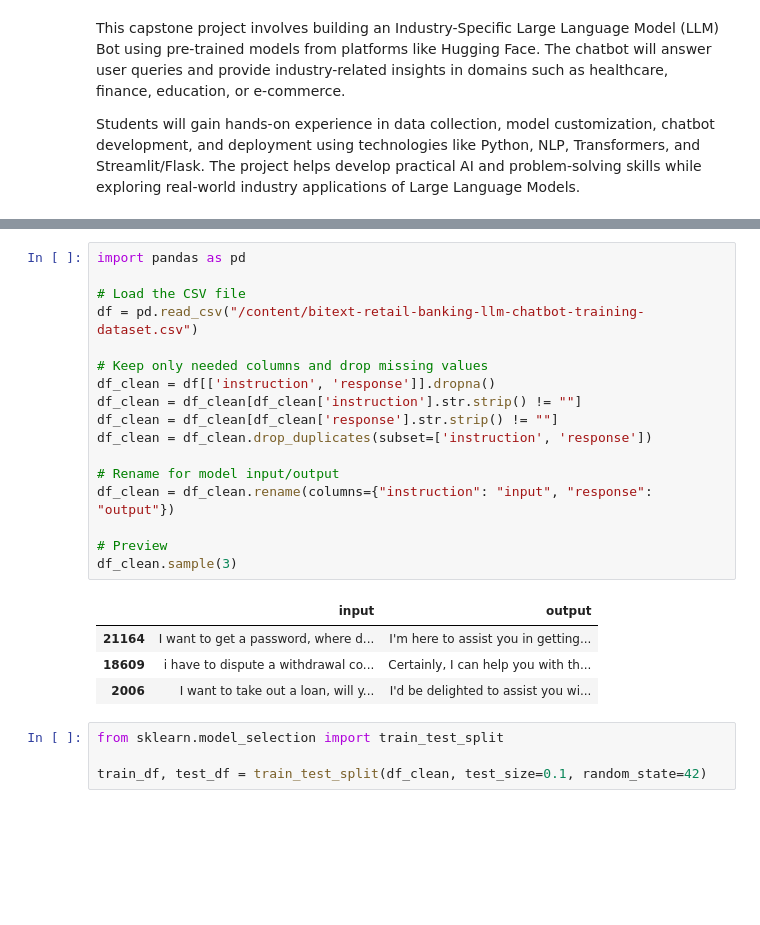
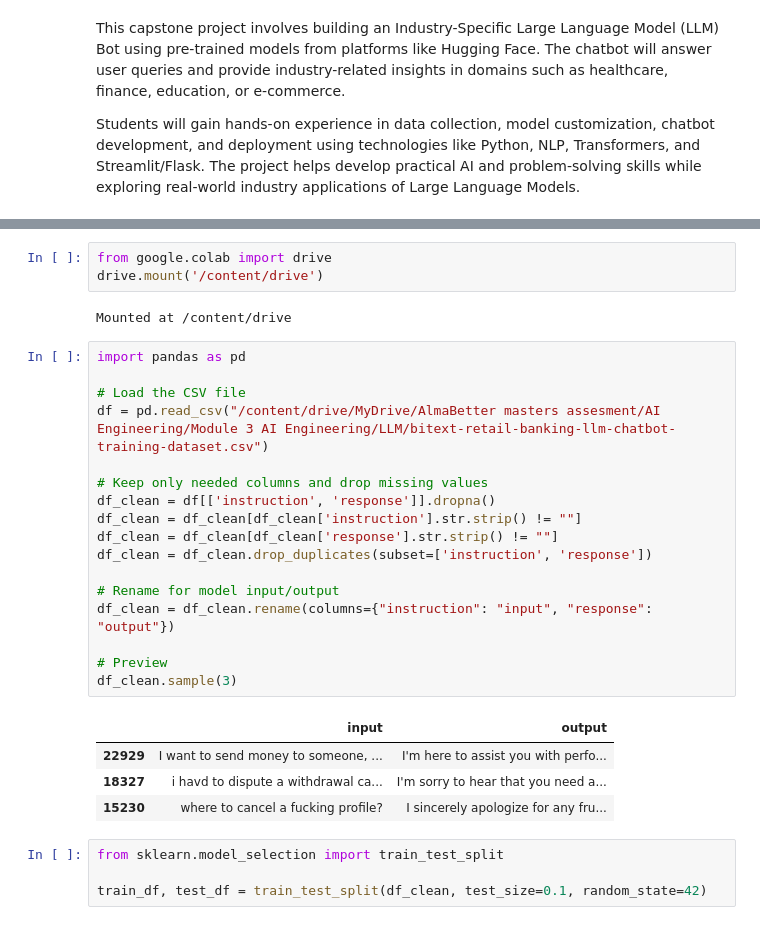
Before and after one commit to Nischay-verma/Capstone_Project-6_CHAT_BOT_LLM_Deep_Learning_for_NLP, a Jupyter notebook: Capstone_Project_6_CHAT_BOT_LLM_Deep_Learning_for_NLP_.ipynb, the cells around one changed output, grey strips where cells are left out. Saved outputs shown, nothing was run; the diff lists cells and outputs as text; blank space fills up the shorter version.

```diff
--- a/Capstone_Project_6_CHAT_BOT_LLM_Deep_Learning_for_NLP_.ipynb
+++ b/Capstone_Project_6_CHAT_BOT_LLM_Deep_Learning_for_NLP_.ipynb
@@ -40,25 +42,30 @@ Successfully installed datasets-3.6.0 dill-0.3.8 multiprocess-0.70.16 xxhash-3.5
+# %%
+from google.colab import drive
+drive.mount('/content/drive')
+# %% [output]
+Mounted at /content/drive
 # %%
 import pandas as pd
 
 # Load the CSV file
-df = pd.read_csv("/content/bitext-retail-banking-llm-chatbot-training-dataset.csv")
+df = pd.read_csv("/content/drive/MyDrive/AlmaBetter masters assesment/AI Engineering/Module 3 AI Engineering/LLM/bitext-retail-banking-llm-chatbot-training-dataset.csv")
 
 # Keep only needed columns and drop missing values
 df_clean = df[['instruction', 'response']].dropna()
 df_clean = df_clean[df_clean['instruction'].str.strip() != ""]
 df_clean = df_clean[df_clean['response'].str.strip() != ""]
 df_clean = df_clean.drop_duplicates(subset=['instruction', 'response'])
 
 # Rename for model input/output
 df_clean = df_clean.rename(columns={"instruction": "input", "response": "output"})
 
 # Preview
 df_clean.sample(3)
 # %% [output]
 |  | input | output |
-| 21164 | I want to get a password, where d... | I'm here to assist you in getting... |
-| 18609 | i have to dispute a withdrawal co... | Certainly, I can help you with th... |
-| 2006 | I want to take out a loan, will y... | I'd be delighted to assist you wi... |
+| 22929 | I want to send money to someone, ... | I'm here to assist you with perfo... |
+| 18327 | i havd to dispute a withdrawal ca... | I'm sorry to hear that you need a... |
+| 15230 | where to cancel a fucking profile? | I sincerely apologize for any fru... |
 # %%
 from sklearn.model_selection import train_test_split
 
```
Also changed, not shown: parts of 9 cells of this notebook.
